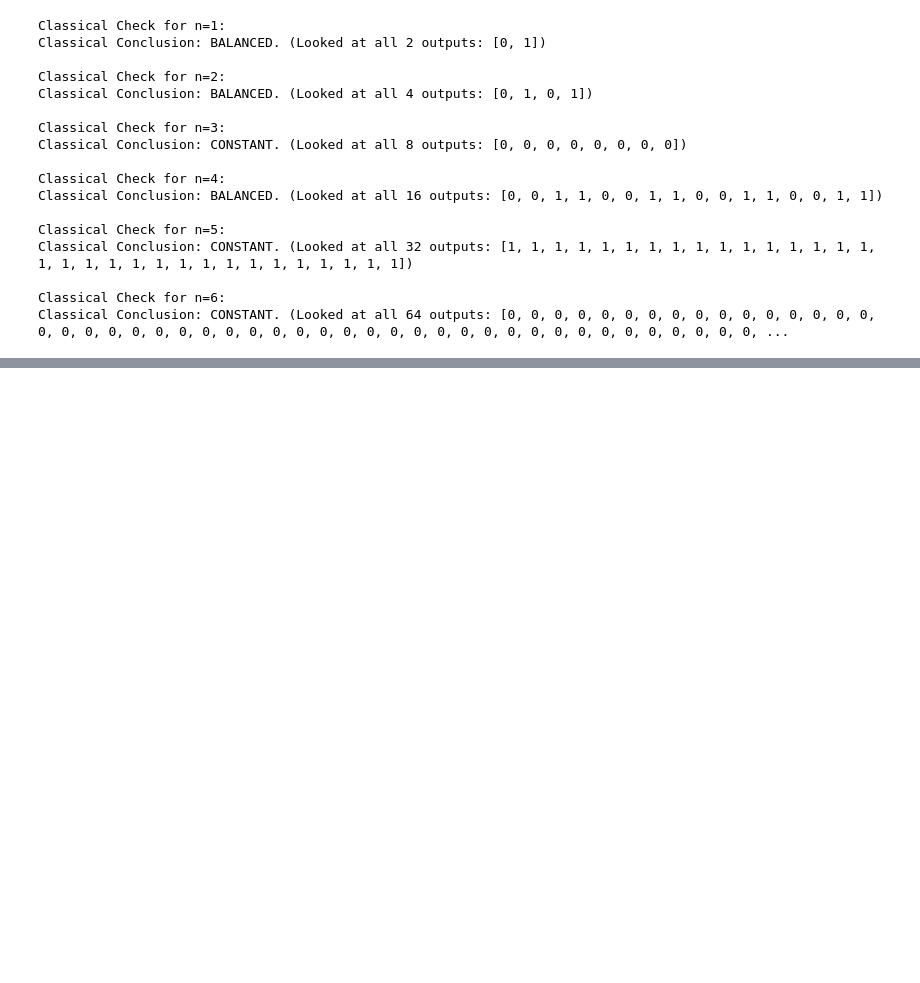
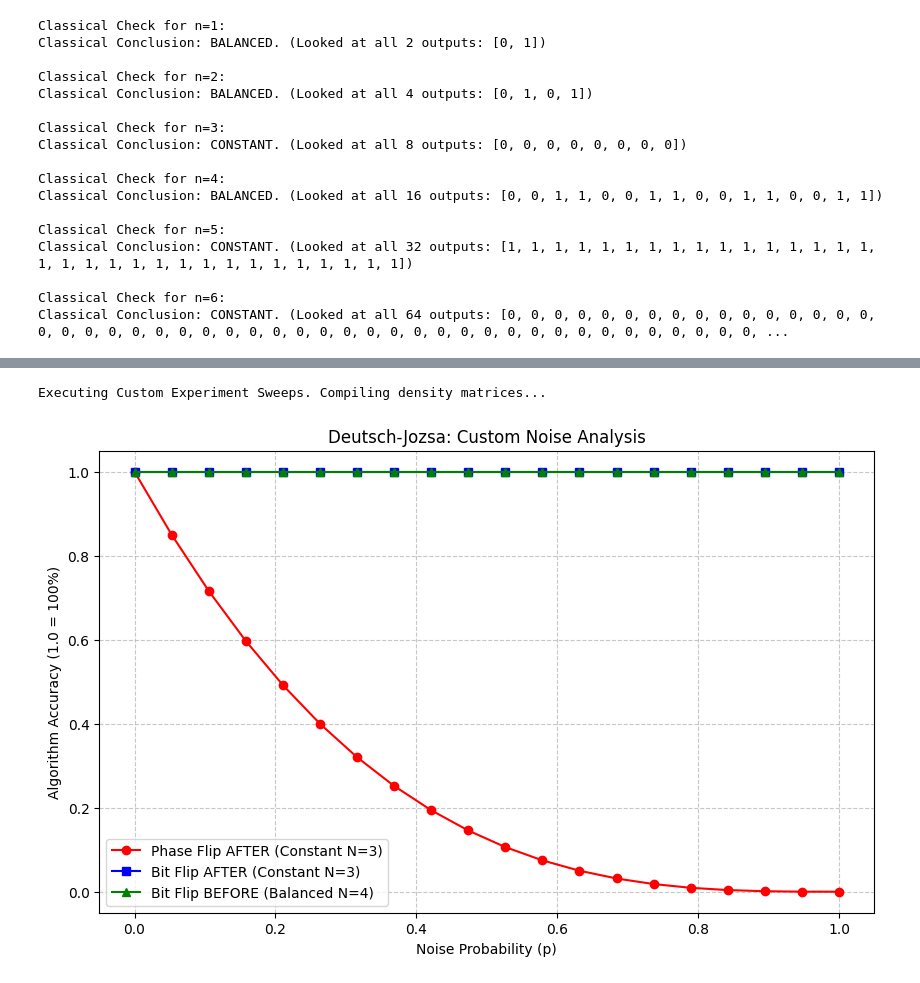
Before and after one commit to shanidhaya/simulating-quantum-computer, a Jupyter notebook: summary.ipynb, the cells around one changed output, grey strips where cells are left out. Cells and saved outputs as stored; diff of their text form; code cells hidden in the pictures; blank space fills up the shorter version.

Commit message:
created noise_analysis_dj.py and  updated run_deutsch_jozsa summary

```diff
--- a/summary.ipynb
+++ b/summary.ipynb
@@ -297,0 +403,36 @@ Classical Conclusion: CONSTANT. (Looked at all 64 outputs: [0, 0, 0, 0, 0, 0, 0,
+# %%
+# --- STEP 1: Define the Experiments ---
+# We configure three specific test cases to evaluate algorithmic fault tolerance.
+my_experiments = [
+    {
+        'n': 3,
+        'oracle': 'constant_0',
+        'channel': phaseflip_channel,
+        'location': 'after',
+        'label': 'Phase Flip AFTER (Constant N=3)',
+        'color': 'red', 'marker': 'o'
+    },
+    {
+        'n': 3,
+        'oracle': 'constant_0',
+        'channel': bitflip_channel,
+        'location': 'after',
+        'label': 'Bit Flip AFTER (Constant N=3)',
+        'color': 'blue', 'marker': 's'
+    },
+    {
+        'n': 4,
+        'oracle': 'balanced',
+        'channel': bitflip_channel,
+        'location': 'before',
+        'label': 'Bit Flip BEFORE (Balanced N=4)',
+        'color': 'green', 'marker': '^'
+    }
+]
+# %%
+# --- STEP 2: Execute the Sweeps ---
+print("Executing Custom Experiment Sweeps. Compiling density matrices...")
+plot_custom_noise_analysis(my_experiments, num_points=20)
+# %% [output]
+Executing Custom Experiment Sweeps. Compiling density matrices...
+[figure, added]
```
Also changed, not shown: parts of 15 cells of this notebook, 4 other files.
